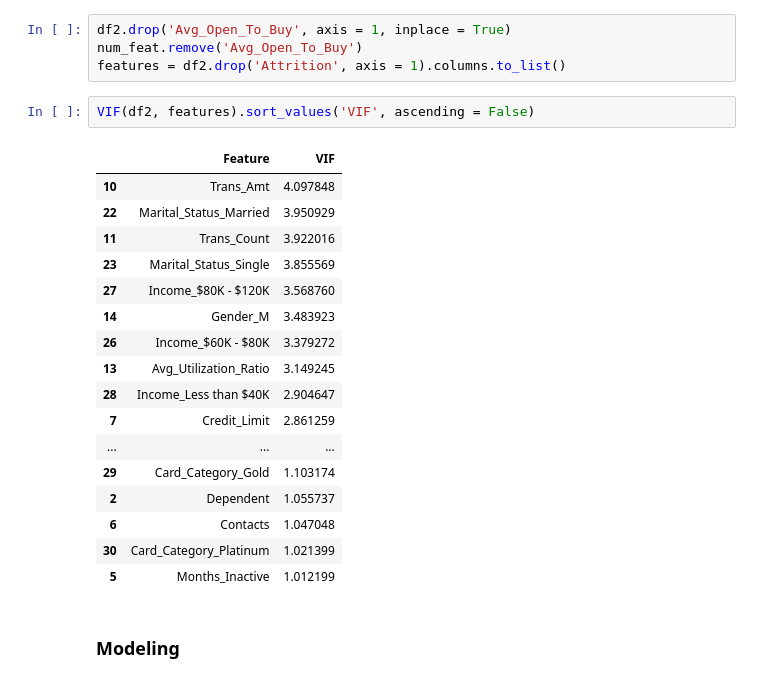
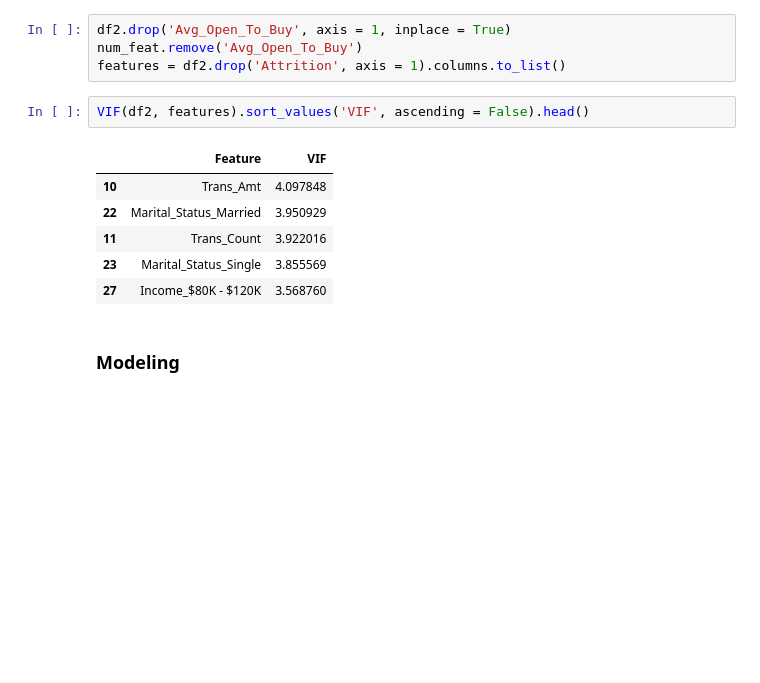
Before and after one commit to Austin1340/Portfolio, a Jupyter notebook: Credit_Card_Customer_Churn.ipynb, the cells around one changed output. Saved outputs shown, nothing was run; the diff lists cells and outputs as text; blank space fills up the shorter version.

```diff
--- a/Credit_Card_Customer_Churn.ipynb
+++ b/Credit_Card_Customer_Churn.ipynb
@@ -630,24 +619,13 @@ df2.drop('Avg_Open_To_Buy', axis = 1, inplace = True)
 num_feat.remove('Avg_Open_To_Buy')
 features = df2.drop('Attrition', axis = 1).columns.to_list()
 # %%
-VIF(df2, features).sort_values('VIF', ascending = False)
+VIF(df2, features).sort_values('VIF', ascending = False).head()
 # %% [output]
 |  | Feature | VIF |
 | 10 | Trans_Amt | 4.097848 |
 | 22 | Marital_Status_Married | 3.950929 |
 | 11 | Trans_Count | 3.922016 |
 | 23 | Marital_Status_Single | 3.855569 |
 | 27 | Income_$80K - $120K | 3.568760 |
-| 14 | Gender_M | 3.483923 |
-| 26 | Income_$60K - $80K | 3.379272 |
-| 13 | Avg_Utilization_Ratio | 3.149245 |
-| 28 | Income_Less than $40K | 2.904647 |
-| 7 | Credit_Limit | 2.861259 |
-| ... | ... | ... |
-| 29 | Card_Category_Gold | 1.103174 |
-| 2 | Dependent | 1.055737 |
-| 6 | Contacts | 1.047048 |
-| 30 | Card_Category_Platinum | 1.021399 |
-| 5 | Months_Inactive | 1.012199 |
 # %% [markdown]
 ### Modeling
```
Also changed, not shown: parts of 7 cells of this notebook.
